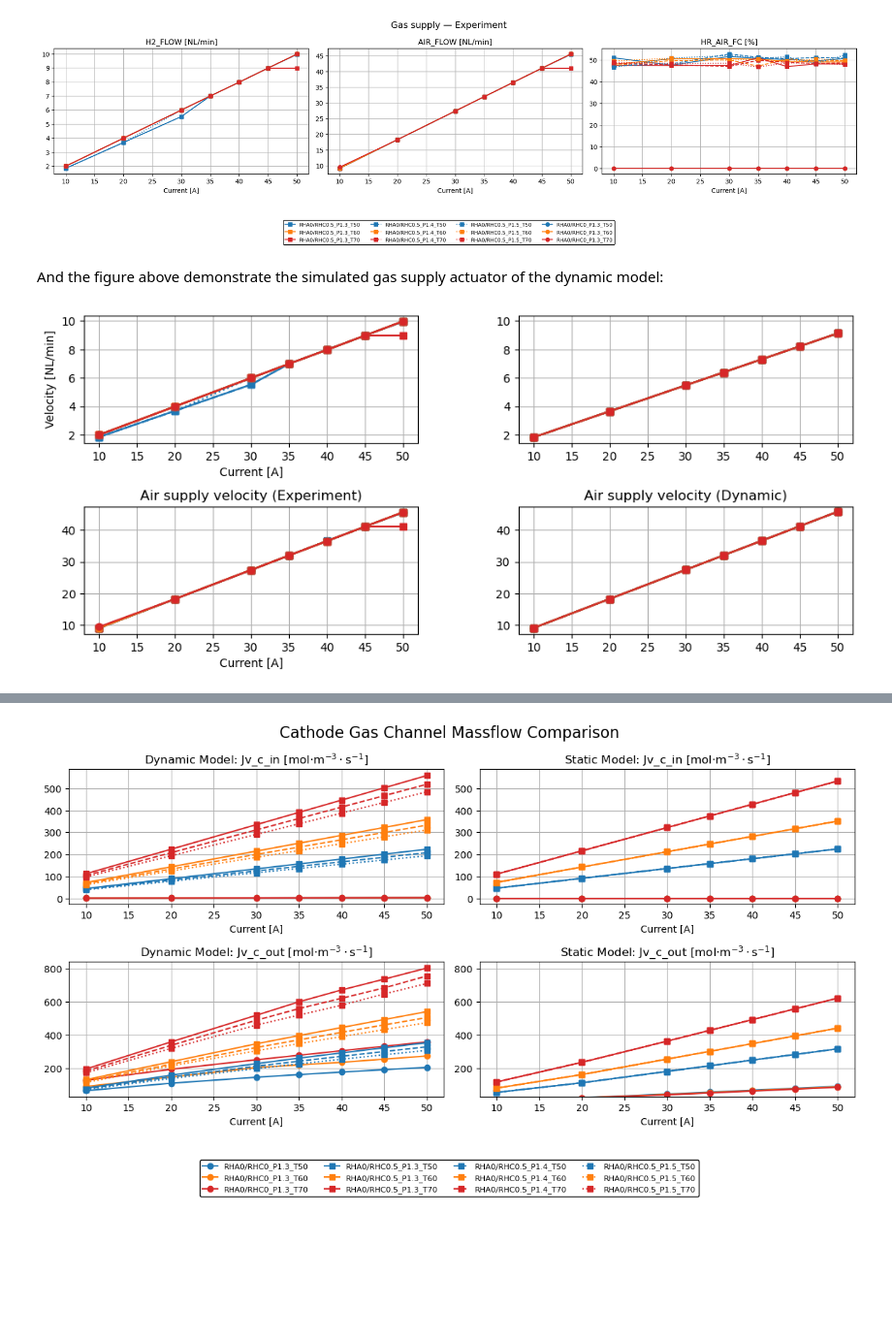
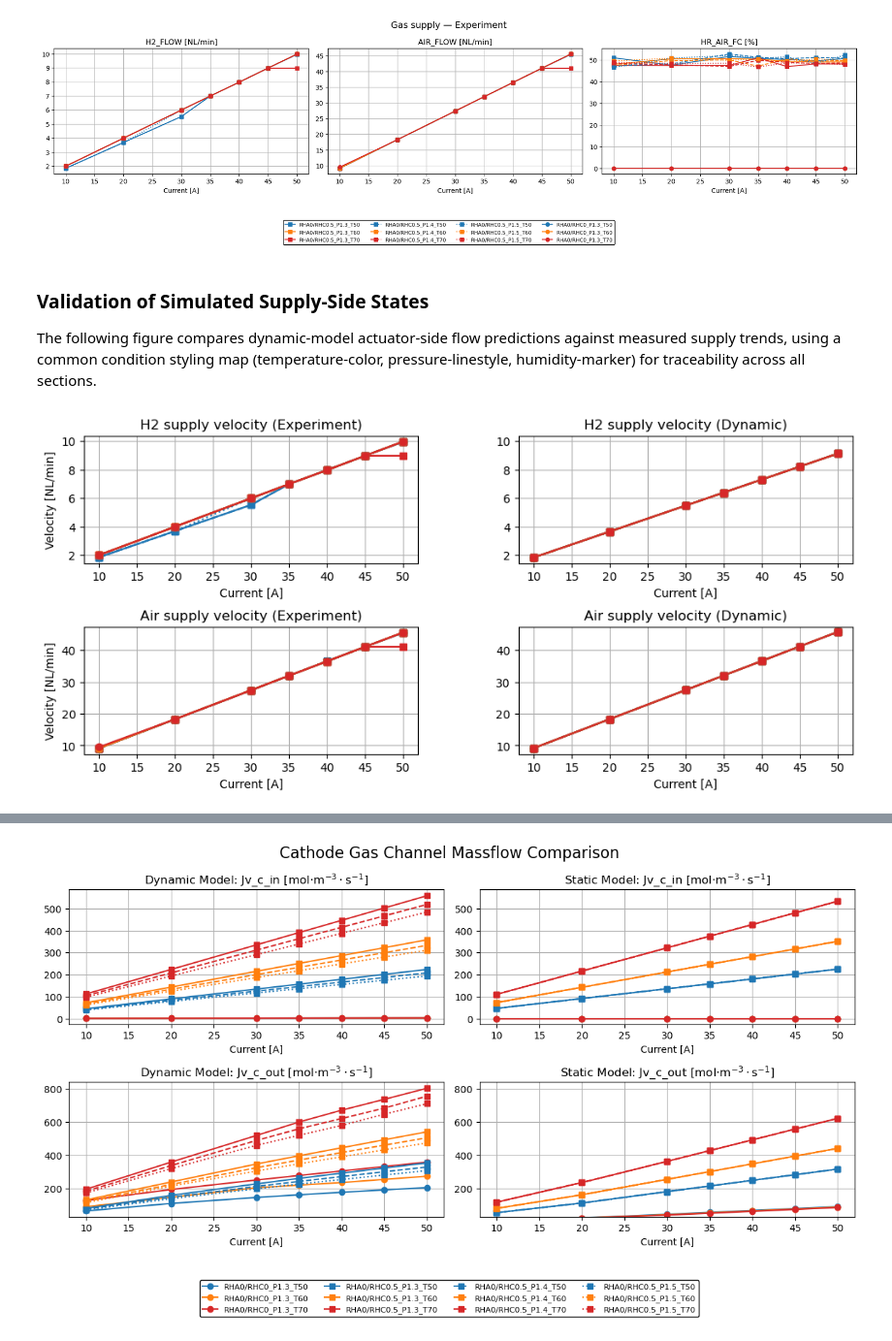
Before and after one commit to YuKwanH/DS-AlphaPEM, a Jupyter notebook: simulation/model/comparison/massflow.ipynb, the cells around one changed output, grey strips where cells are left out. Shown at 97% size. Cells and saved outputs as stored; diff of their text form; code cells hidden in the pictures; blank space fills up the shorter version.

```diff
--- a/simulation/model/comparison/massflow.ipynb
+++ b/simulation/model/comparison/massflow.ipynb
@@ -153,27 +172,33 @@ plt.show()
 # %% [output]
 [figure]
 # %% [markdown]
-And the figure above demonstrate the simulated gas supply actuator of the dynamic model:
+### Validation of Simulated Supply-Side States
+
+The following figure compares dynamic-model actuator-side flow predictions against measured supply trends, using a common condition styling map (temperature-color, pressure-linestyle, humidity-marker) for traceability across all sections.
 # %%
 fig, axes = plt.subplots(nrows=2, ncols=2, figsize=(12, 5))
 fig.subplots_adjust(hspace=0.5, wspace=0.3)
 for key in aux_data_exp.keys():
     props = get_plot_properties(key)
     exp_states = aux_data_exp[key].get("states", {})
     axes[0, 0].plot(I_points,  exp_states["H2_FLOW"], color=props['color'], linestyle=props['linestyle'], marker=props['marker'])
     axes[1, 0].plot(I_points, exp_states["AIR_FLOW"], color=props['color'], linestyle=props['linestyle'], marker=props['marker'])
 for cond_key, cond_data in dyn_log_all.items():
     props = get_plot_properties(cond_key)
     states = cond_data["states"]
     Wcp_NLmin = np.array(states["Wcp"])/2.155e-5 # V_NLMIN * M_O2/(Vm_std*60)
     Wrd_NLmin = np.array(states["Wasm_in"])/1.499e-6 # V_NLMIN * M_H2/(Vm_std*60)
     axes[1, 1].plot(I_points, Wcp_NLmin, color=props['color'], linestyle=props['linestyle'], marker=props['marker'])
     axes[0, 1].plot(I_points, Wrd_NLmin, color=props['color'], linestyle=props['linestyle'], marker=props['marker'])
+
 axes[0, 1].set_ylim(axes[0, 0].get_ylim()); axes[0,1].grid(True)
 axes[1, 1].set_ylim(axes[1, 0].get_ylim()); axes[1,1].grid(True)
+axes[0, 0].set_ylabel("Velocity [NL/min]")
+axes[1, 0].set_ylabel("Velocity [NL/min]")
+axes[0, 0].set_title("H2 supply velocity (Experiment)"); axes[0, 0].set_xlabel("Current [A]"); axes[0, 0].grid(True)
+axes[0, 1].set_title("H2 supply velocity (Dynamic)"); axes[0, 1].set_xlabel("Current [A]"); axes[0, 1].grid(True)
 axes[1, 0].set_title("Air supply velocity (Experiment)"); axes[1, 0].set_xlabel("Current [A]"); axes[1, 0].grid(True)
-axes[0, 0].set_ylabel("Velocity [NL/min]");
-axes[1, 1].set_title("Air supply velocity (Dynamic)"); axes[0, 0].set_xlabel("Current [A]"); axes[0, 0].grid(True)
+axes[1, 1].set_title("Air supply velocity (Dynamic)"); axes[1, 1].set_xlabel("Current [A]"); axes[1, 1].grid(True)
 # %% [output]
-[figure, old version]
+[figure, new version]
 # %% [markdown]
```
Also changed, not shown: parts of 18 cells of this notebook.
